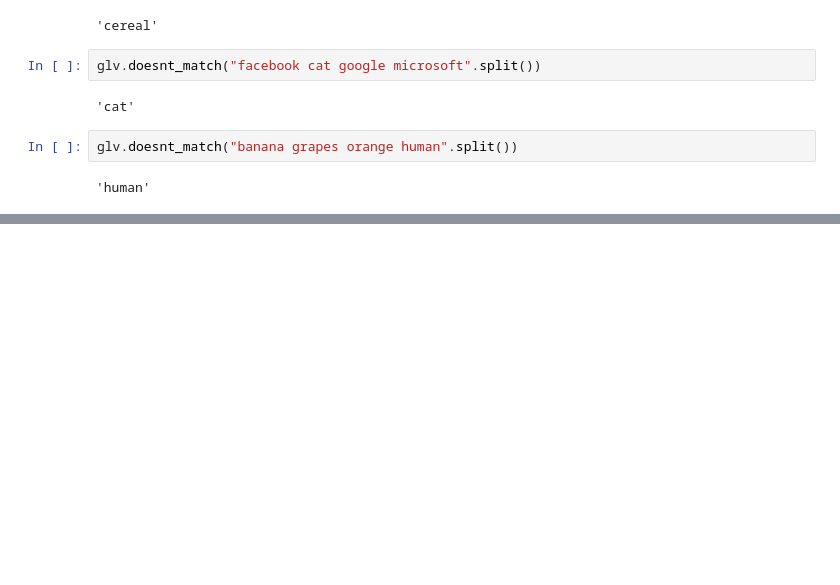
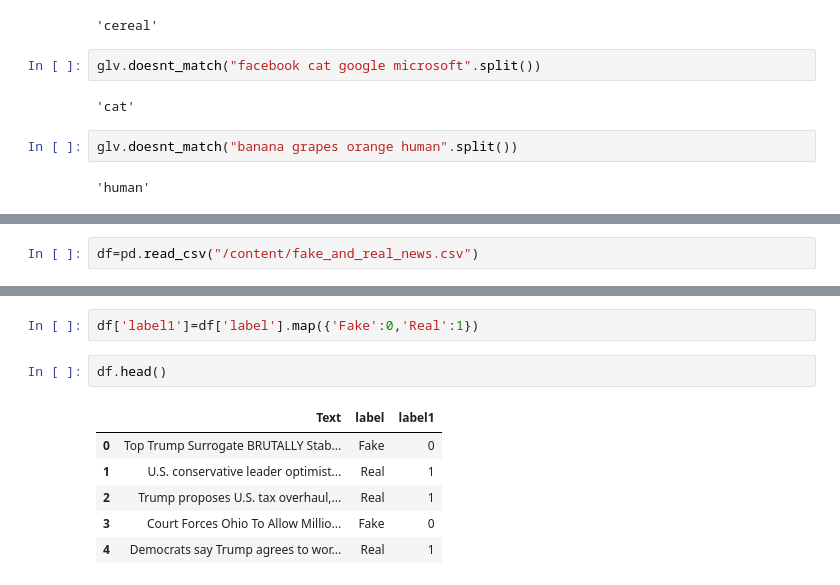
Before and after one commit to neerabhi/NLP, a Jupyter notebook: nlp_word_vectors_gensim.ipynb, the cells around one changed output, grey strips where cells are left out. Drawn from its saved outputs; the diff is of its cells as text; blank space fills up the shorter version.

```diff
--- a/nlp_word_vectors_gensim.ipynb
+++ b/nlp_word_vectors_gensim.ipynb
@@ -127,0 +131,2 @@ glv.doesnt_match("banana grapes orange human".split())
+# %%
+df=pd.read_csv("/content/fake_and_real_news.csv")
@@ -127,0 +175,11 @@ glv.doesnt_match("banana grapes orange human".split())
+# %%
+df['label1']=df['label'].map({'Fake':0,'Real':1})
+# %%
+df.head()
+# %% [output]
+|  | Text | label | label1 |
+| 0 | Top Trump Surrogate BRUTALLY Stab... | Fake | 0 |
+| 1 | U.S. conservative leader optimist... | Real | 1 |
+| 2 | Trump proposes U.S. tax overhaul,... | Real | 1 |
+| 3 | Court Forces Ohio To Allow Millio... | Fake | 0 |
+| 4 | Democrats say Trump agrees to wor... | Real | 1 |
```
Also changed, not shown: parts of 19 cells of this notebook.
